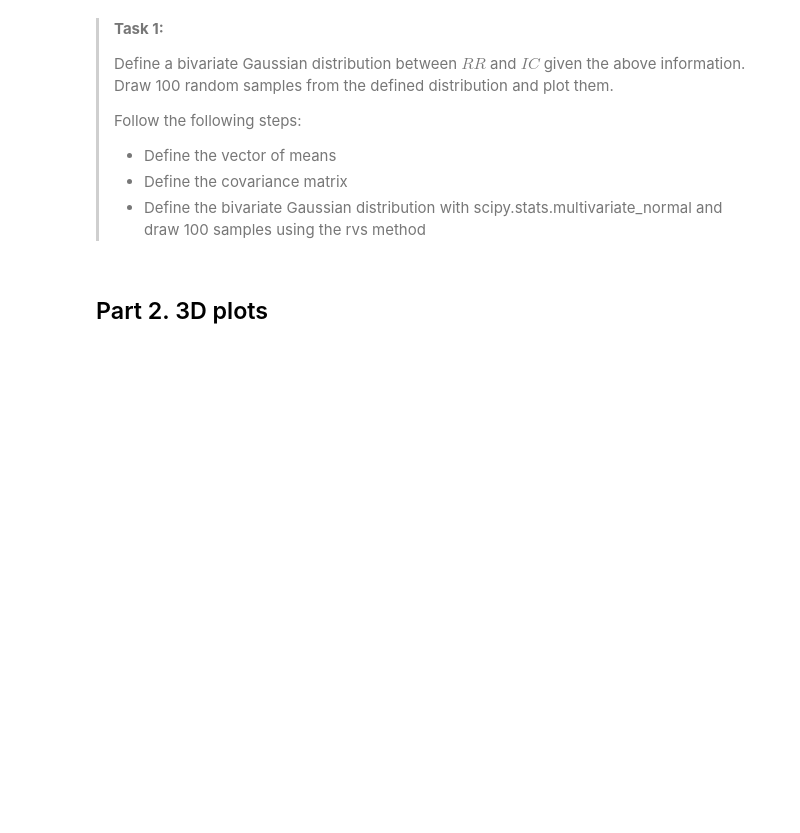
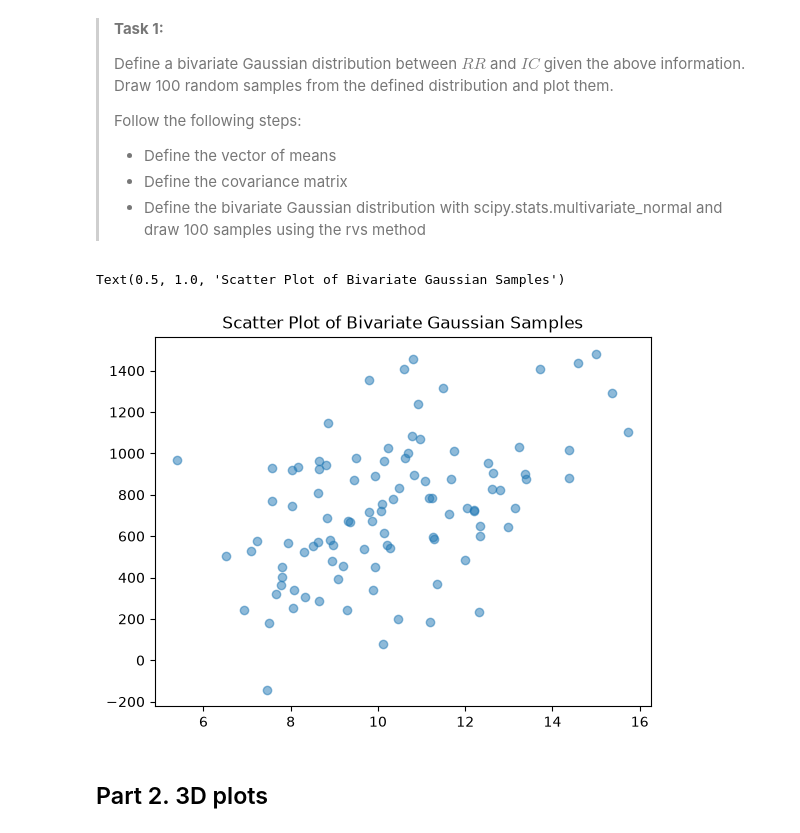
Before and after one commit to matildeptr-oss/PA1.5, a Jupyter notebook: scipy_statcs_3d_plots.ipynb, the cells around one changed output. Drawn from its saved outputs; the diff is of its cells as text; code cells hidden in the pictures; blank space fills up the shorter version.

```diff
--- a/scipy_statcs_3d_plots.ipynb
+++ b/scipy_statcs_3d_plots.ipynb
@@ -22,21 +22,26 @@ import matplotlib.pyplot as plt
 > - Define the bivariate Gaussian distribution with scipy.stats.multivariate_normal and draw 100 samples using the rvs method
 # %%
 # Define the vector of means
-mu1 = ### YOUR CODE HERE ###
-mu2 = ### YOUR CODE HERE ###
+mu1 = 10
+mu2 = 700
 mu = [mu1, mu2] #vector of means
 
 # Define the covariance matrix
-s1 = ### YOUR CODE HERE ###
-s2 = ### YOUR CODE HERE ###
-covariance = ### YOUR CODE HERE ###
-sigma = ### YOUR CODE HERE ###
+s1 = 2
+s2 = 300
+covariance = 300
+sigma = [[s1**2, covariance],
+         [covariance, s2**2]]
 
 # Draw 100 samples from a bivariate Gaussian distribution
 samples = multivariate_normal(mean=mu, cov=sigma).rvs(size=100)
 
 # Scatter plot against observations
-### YOUR CODE LINES HERE
+plt.scatter(samples[:, 0], samples[:, 1], alpha=0.5)
+plt.title('Scatter Plot of Bivariate Gaussian Samples')
+# %% [output]
+Text(0.5, 1.0, 'Scatter Plot of Bivariate Gaussian Samples')
+[figure, added]
 # %% [markdown]
 ## Part 2. 3D plots
 # %% [markdown]
```
Also changed, not shown: parts of 8 cells of this notebook.
